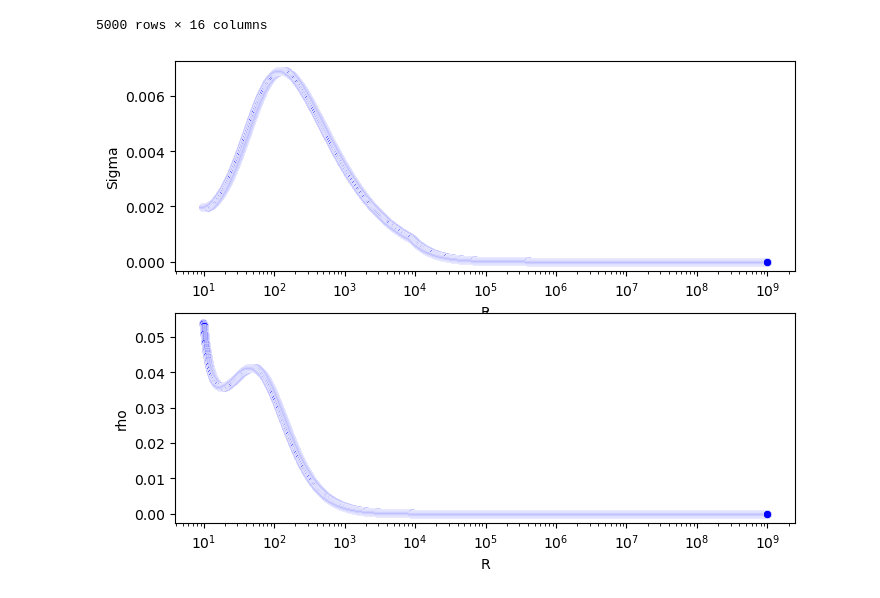
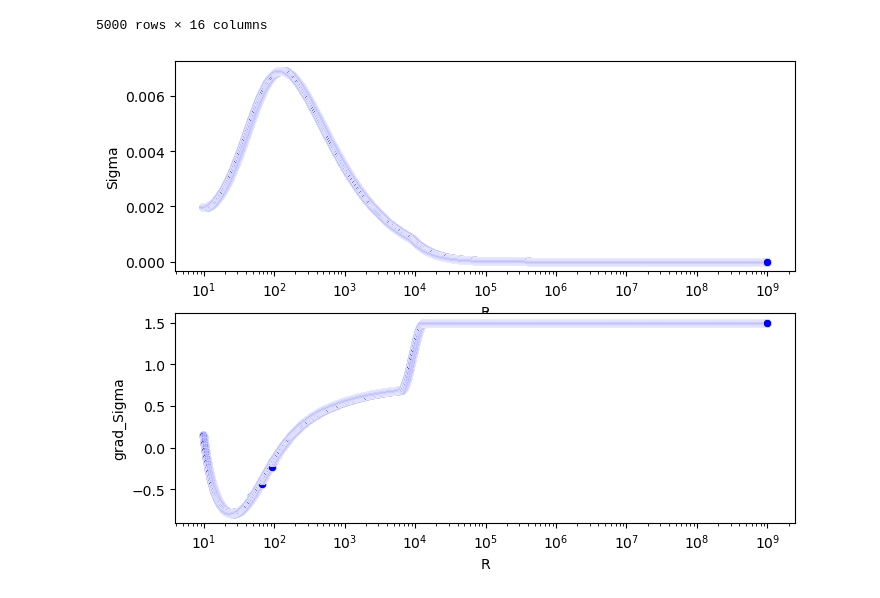
Before and after one commit to ntmarston/SpaceHub-Tinkering, a Jupyter notebook: disktab/notebooks/diskgen.ipynb, the cells around one changed output. Saved outputs shown, nothing was run; the diff lists cells and outputs as text; code cells hidden in the pictures.

```diff
--- a/disktab/notebooks/diskgen.ipynb
+++ b/disktab/notebooks/diskgen.ipynb
@@ -89,14 +89,14 @@ disk.model
 # %%
 if True:
     fig, axes = plt.subplots(2,1, figsize=(8,6))
     ax = axes.flatten()[0]
     sns.scatterplot(data=df, x="R", y="Sigma", ax=ax, color="blue")
     ax.set_xscale("log")
     ax = axes.flatten()[1]
-    sns.scatterplot(data=df, x="R", y="rho", ax=ax, color="blue")
+    sns.scatterplot(data=df, x="R", y="grad_Sigma", ax=ax, color="blue")
     ax.set_xscale("log")
 # %% [output]
-[figure, old version]
+[figure, new version]
 # %%
 if False:
     df.to_csv("../../SpaceHub/src/interaction/disk_tab/SG_01Edd.csv", index=False)
```
Also changed, not shown: 5 other files.
